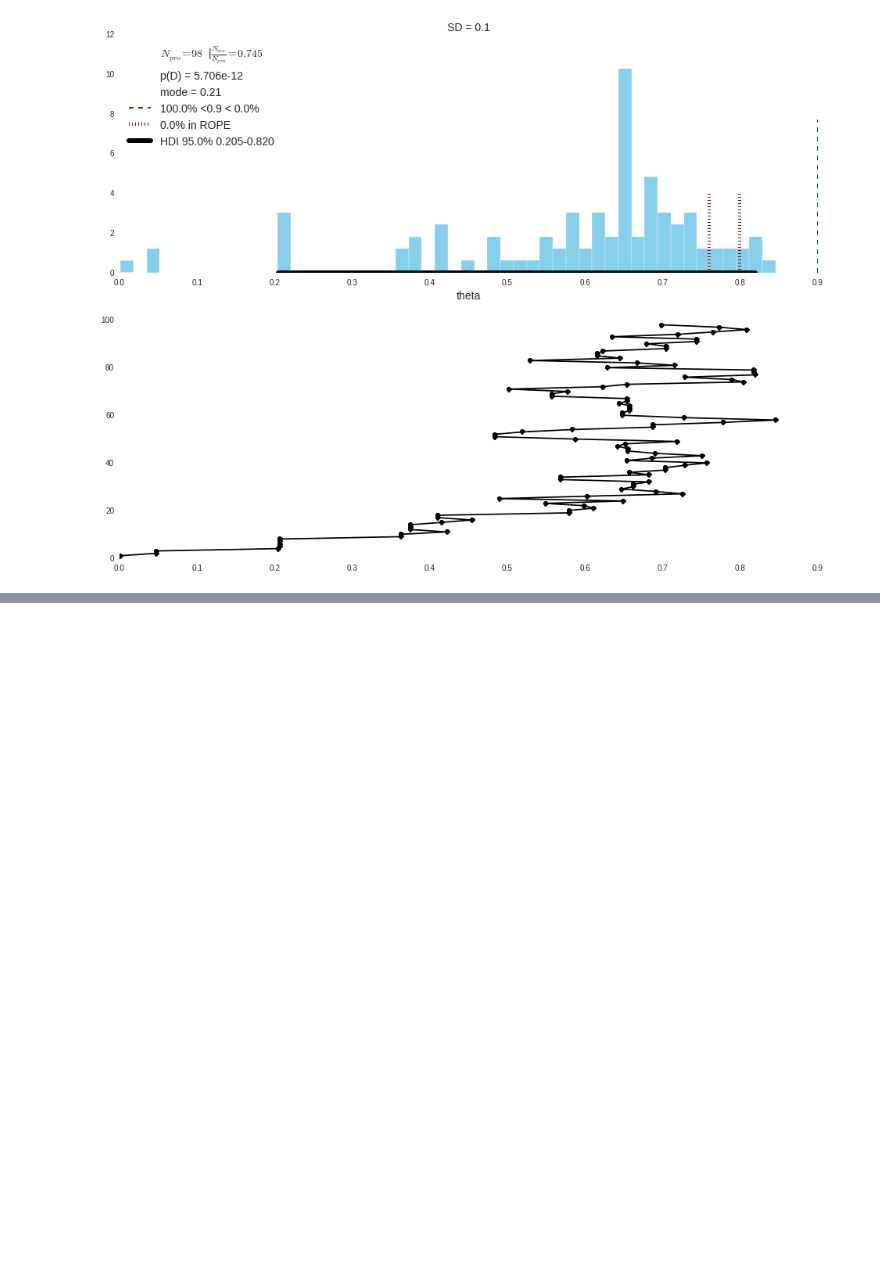
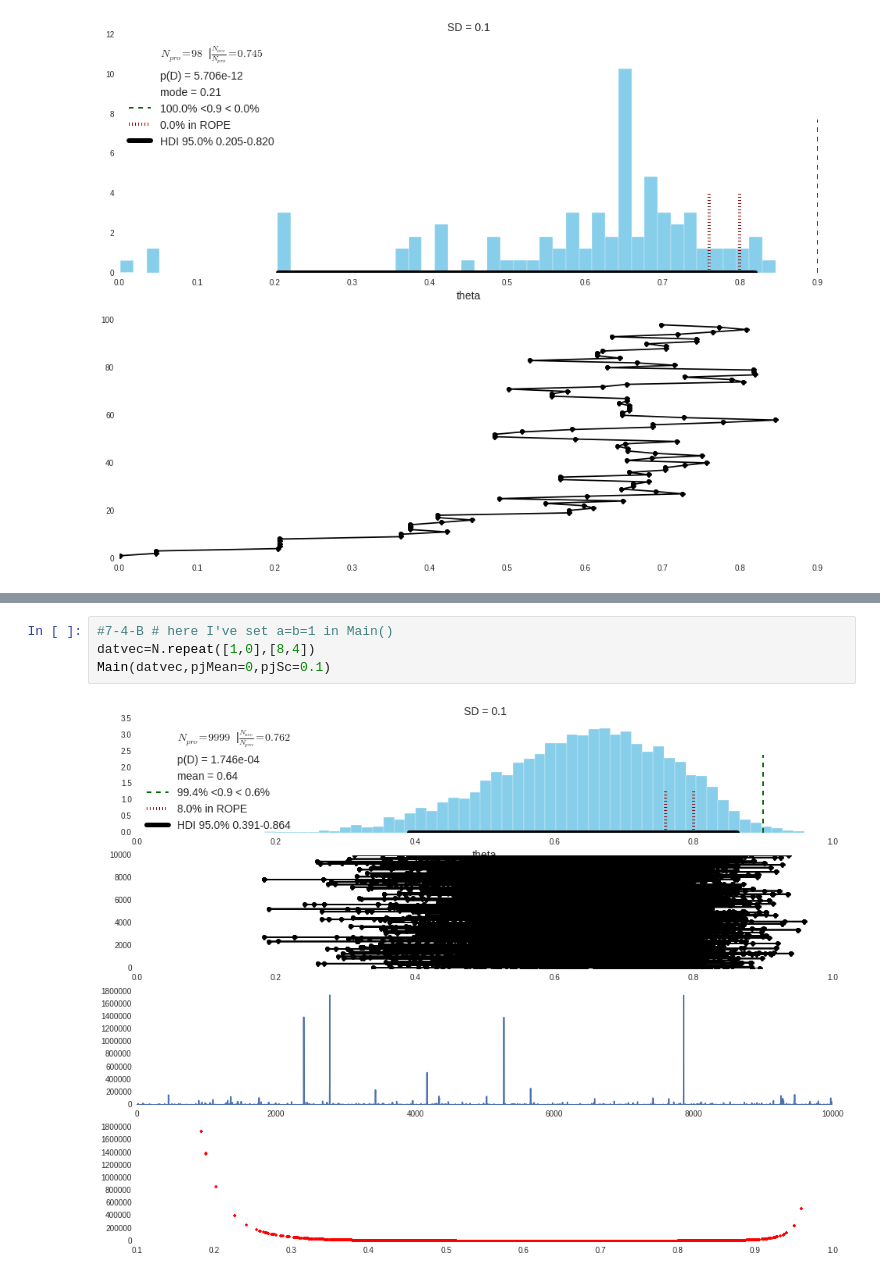
Before and after one commit to grayWolfDC/Doing_bayesian_data_analysis, a Jupyter notebook: IPython/DBDAWkBookCh7.ipynb, the cells around one changed output, grey strips where cells are left out. Drawn from its saved outputs; the diff is of its cells as text; blank space fills up the shorter version.

```diff
--- a/IPython/DBDAWkBookCh7.ipynb
+++ b/IPython/DBDAWkBookCh7.ipynb
@@ -374,0 +618,6 @@ Main2()
+# %%
+#7-4-B # here I've set a=b=1 in Main()
+datvec=N.repeat([1,0],[8,4])
+Main(datvec,pjMean=0,pjSc=0.1)
+# %% [output]
+[figure, added]
```
Also changed, not shown: parts of 16 cells of this notebook.
